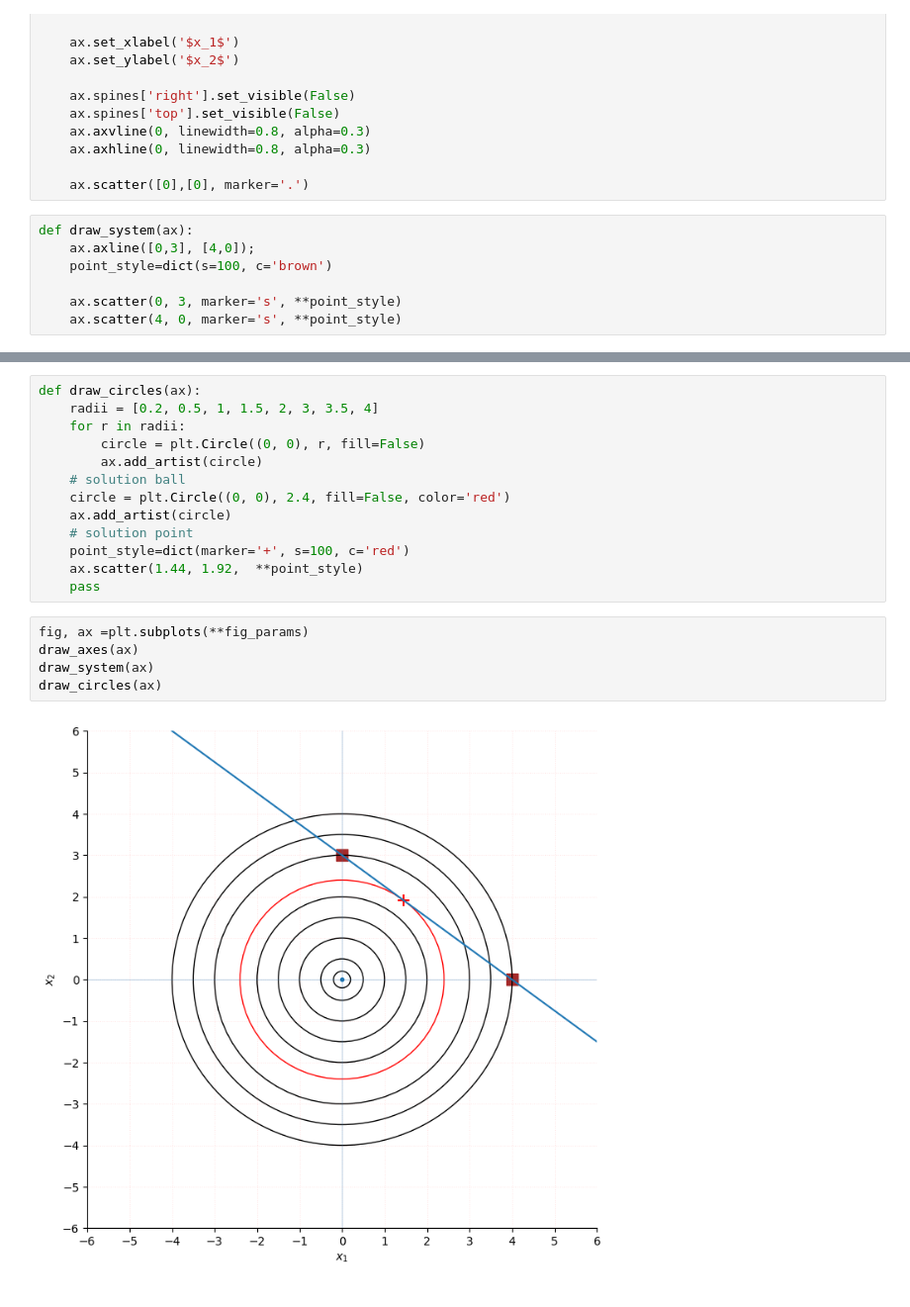
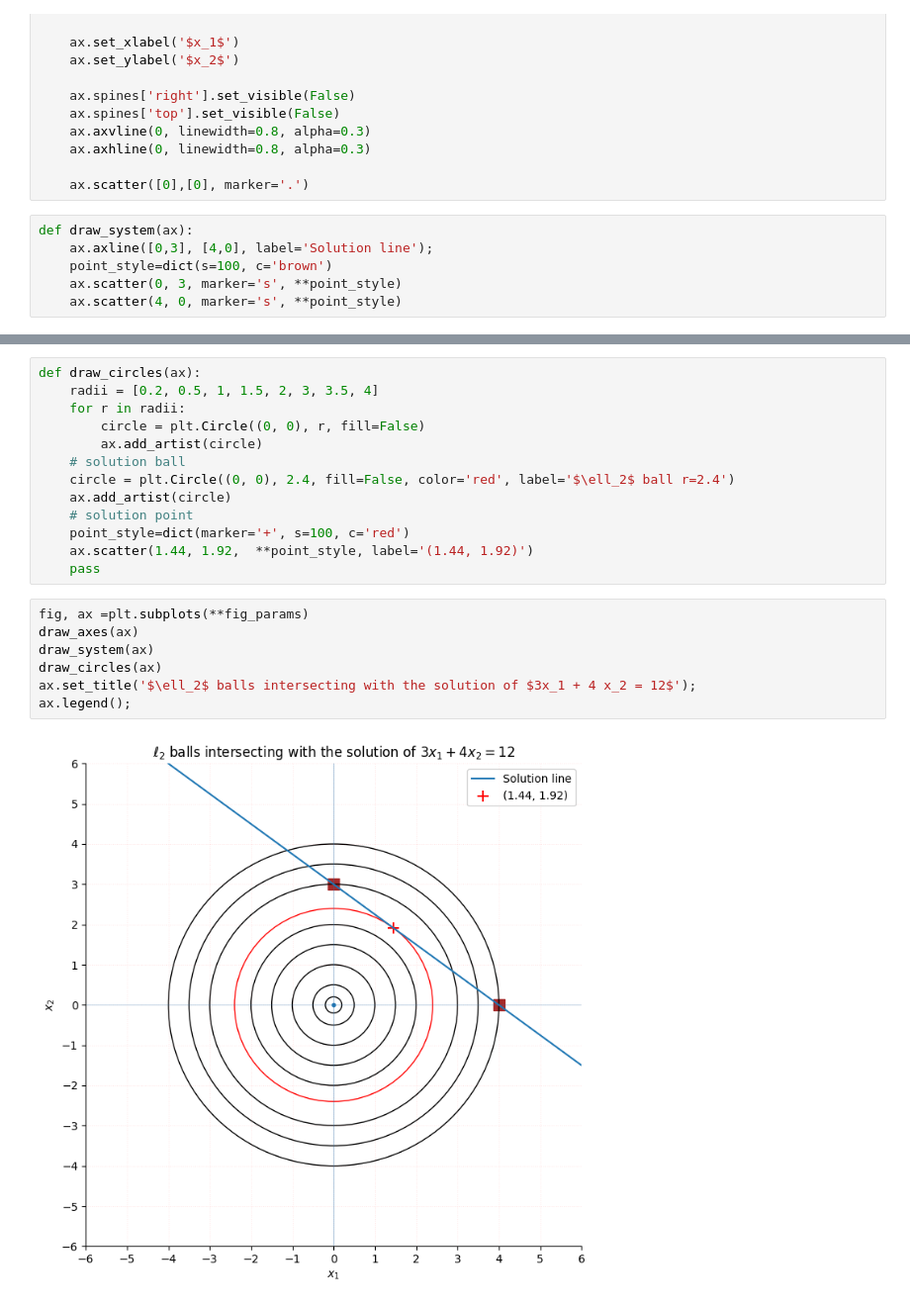
Before and after one commit to carnotresearch/cr-sparse, a Jupyter notebook: examples/notebooks/ssm/nb_underdetermined_systems.ipynb, the cells around one changed output, grey strips where cells are left out. Shown at 99% size. Drawn from its saved outputs; the diff is of its cells as text.

```diff
--- a/examples/notebooks/ssm/nb_underdetermined_systems.ipynb
+++ b/examples/notebooks/ssm/nb_underdetermined_systems.ipynb
@@ -33,9 +33,8 @@ def draw_axes(ax):
     ax.scatter([0],[0], marker='.')
 # %%
 def draw_system(ax):
-    ax.axline([0,3], [4,0]);
+    ax.axline([0,3], [4,0], label='Solution line');
     point_style=dict(s=100, c='brown')
-
     ax.scatter(0, 3, marker='s', **point_style)
     ax.scatter(4, 0, marker='s', **point_style)
 # %%
@@ -53,16 +54,18 @@ def draw_circles(ax):
         circle = plt.Circle((0, 0), r, fill=False)
         ax.add_artist(circle)
     # solution ball
-    circle = plt.Circle((0, 0), 2.4, fill=False, color='red')
+    circle = plt.Circle((0, 0), 2.4, fill=False, color='red', label='$\ell_2$ ball r=2.4')
     ax.add_artist(circle)
     # solution point
     point_style=dict(marker='+', s=100, c='red')
-    ax.scatter(1.44, 1.92,  **point_style)
+    ax.scatter(1.44, 1.92,  **point_style, label='(1.44, 1.92)')
     pass
 # %%
 fig, ax =plt.subplots(**fig_params)
 draw_axes(ax)
 draw_system(ax)
 draw_circles(ax)
+ax.set_title('$\ell_2$ balls intersecting with the solution of $3x_1 + 4 x_2 = 12$');
+ax.legend();
 # %% [output]
-[figure, old version]
+[figure, new version]
```
Also changed, not shown: parts of 3 cells of this notebook.
